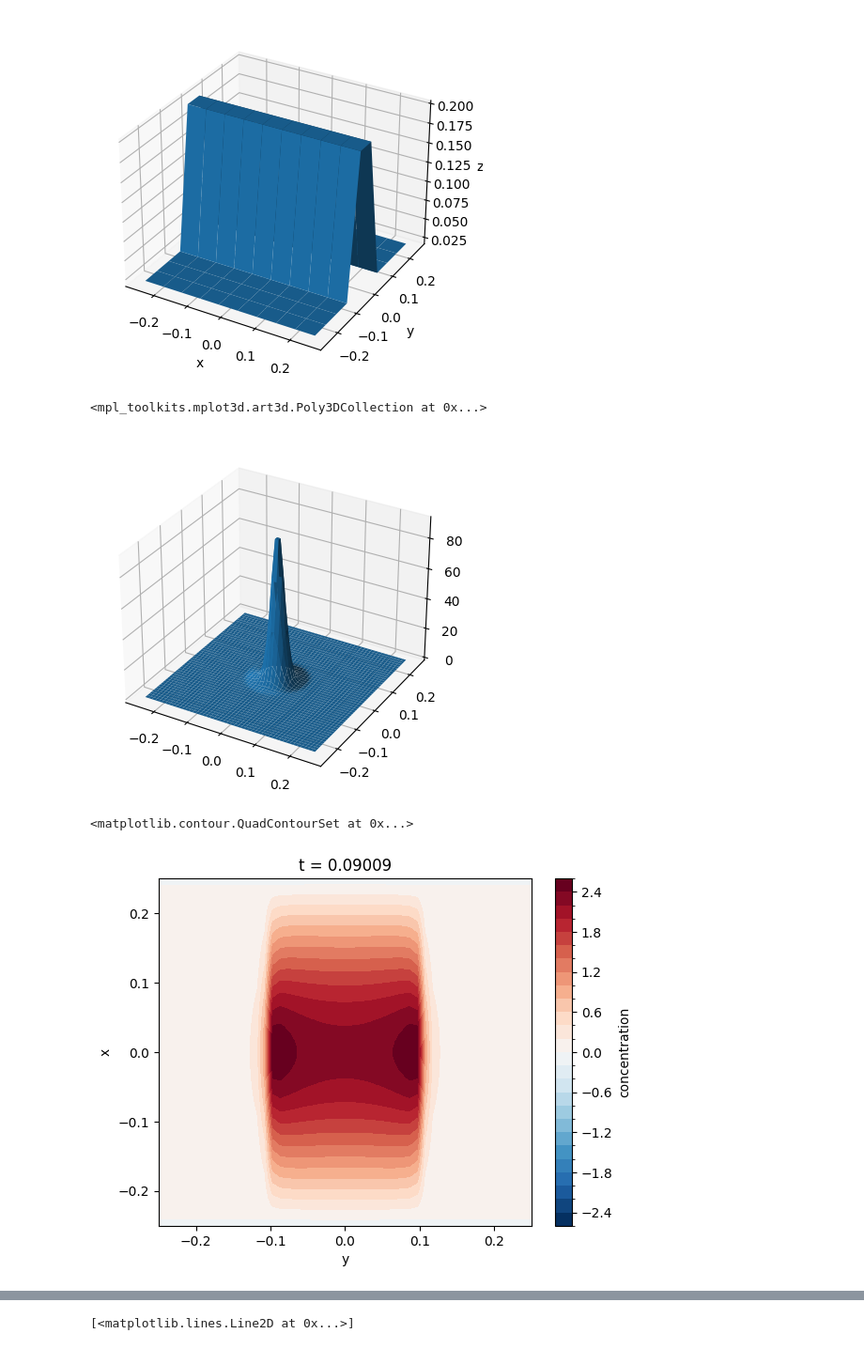
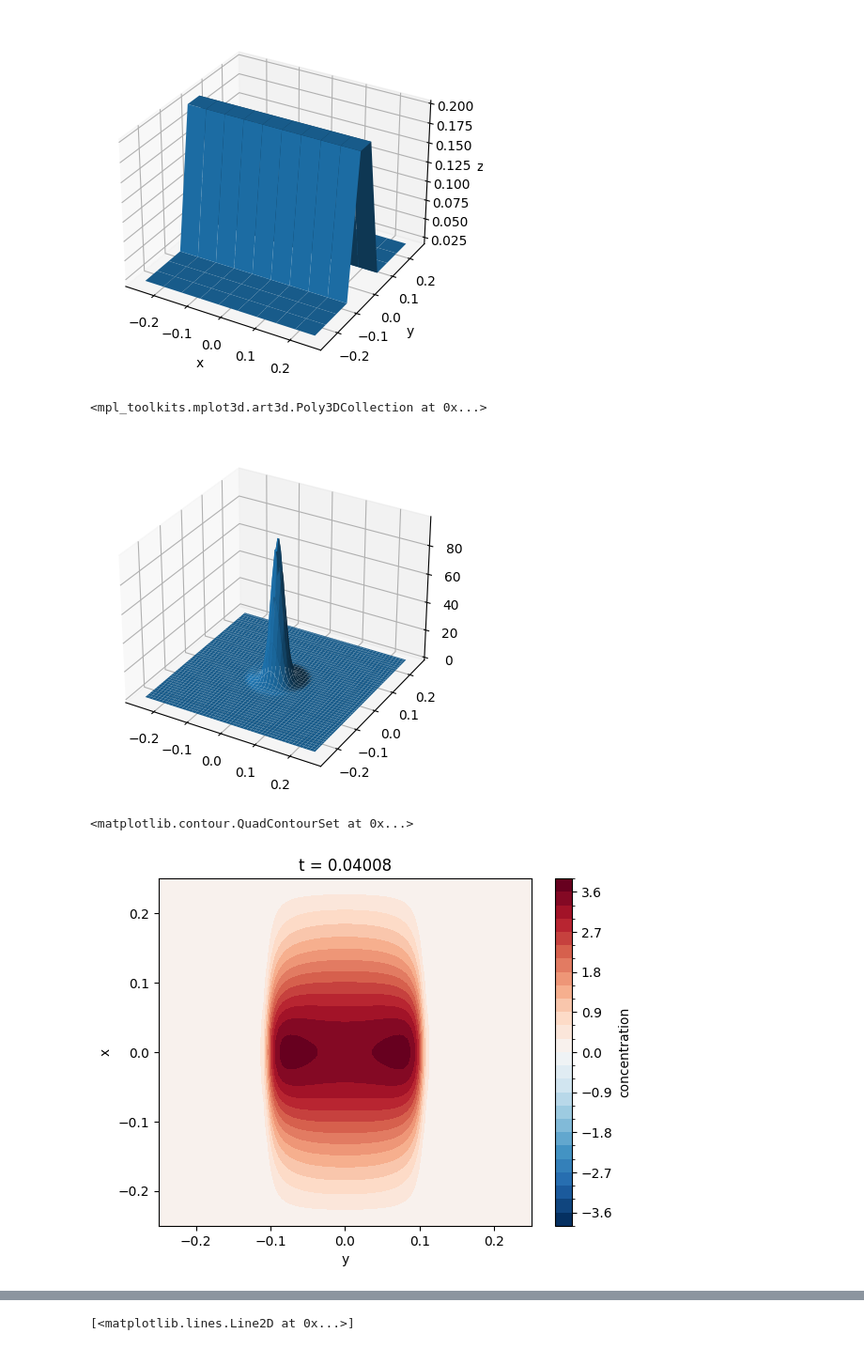
Before and after one commit to fongkenrui/A409_SeleniumDispersion, a Jupyter notebook: ADI_test.ipynb, the cells around one changed output, grey strips where cells are left out. Shown: that part at 94% size. Drawn from its saved outputs; the diff is of its cells as text; code cells hidden in the pictures.

```diff
--- a/ADI_test.ipynb
+++ b/ADI_test.ipynb
@@ -15,11 +15,11 @@ diffusion.set_partial_y(lambda x, y: x)
 # %% [output]
 '\ndiffusion = Analytic(lambda x, y: y**2)\ndiffusion.set_partial_x(lambda x, y: y)\ndiffusion.set_partial_y(lambda x, y: x)\n'
 # %%
-n_grid = 50
-n_time = 1000
+n_grid = 100
+n_time = 500
 dt = 0.0001
-dx = 0.01
-dy = 0.01
+dx = 0.005
+dy = 0.005
 conc = Quantity2D(
     n_grid,
     n_time,
@@ -52,12 +52,12 @@ ax = plt.axes(projection='3d')
 ax.plot_surface(X, Y, initial_condition)
 # %% [output]
 <mpl_toolkits.mplot3d.art3d.Poly3DCollection at 0x...>
-[figure, old version]
+[figure, new version]
 # %%
-result_ds = ADI(conc, diffusion, initial_condition)
+result_ds = ADI(conc, diffusion, initial_condition, BC='open')
 # Issue with explicit component vectors blowing up to infinity/nan values
 # %%
-xr.plot.contourf(result_ds.isel(t=900), levels=30)
+xr.plot.contourf(result_ds.isel(t=400), levels=30)
 # %% [output]
 <matplotlib.contour.QuadContourSet at 0x...>
-[figure, old version]
+[figure, new version]
```
Also changed, not shown: parts of 6 cells of this notebook, 3 other files.
